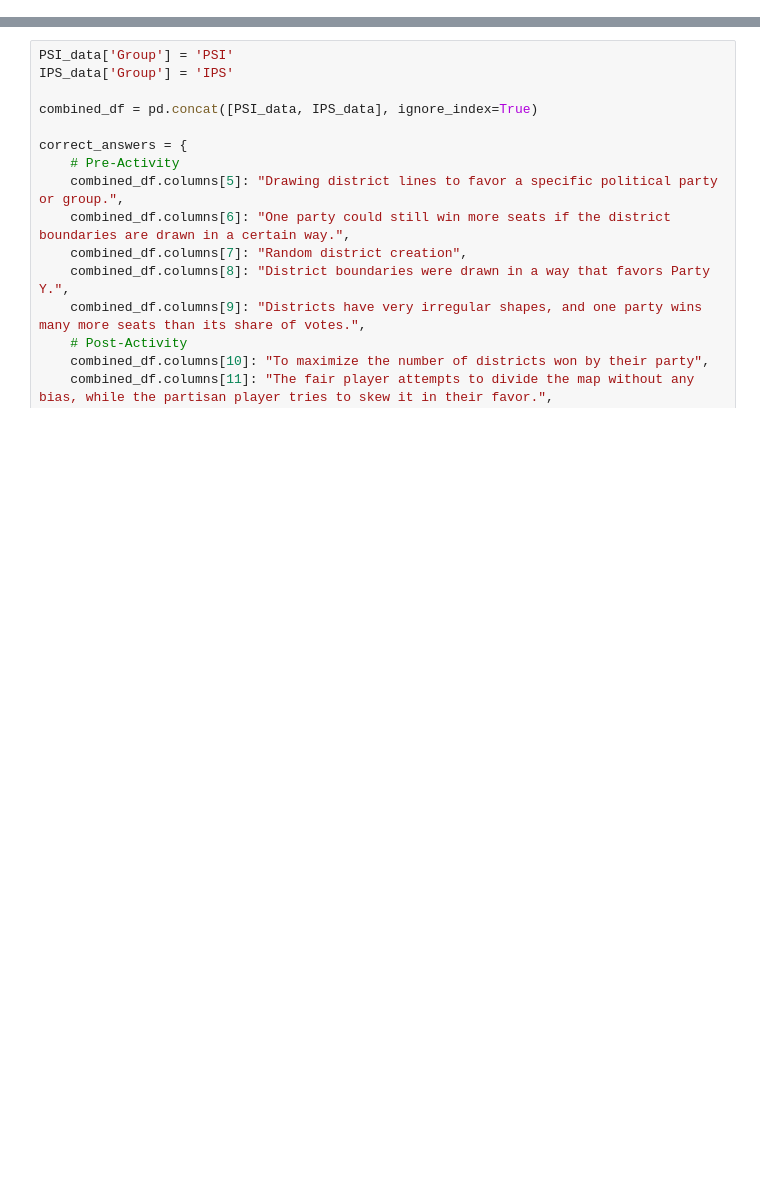
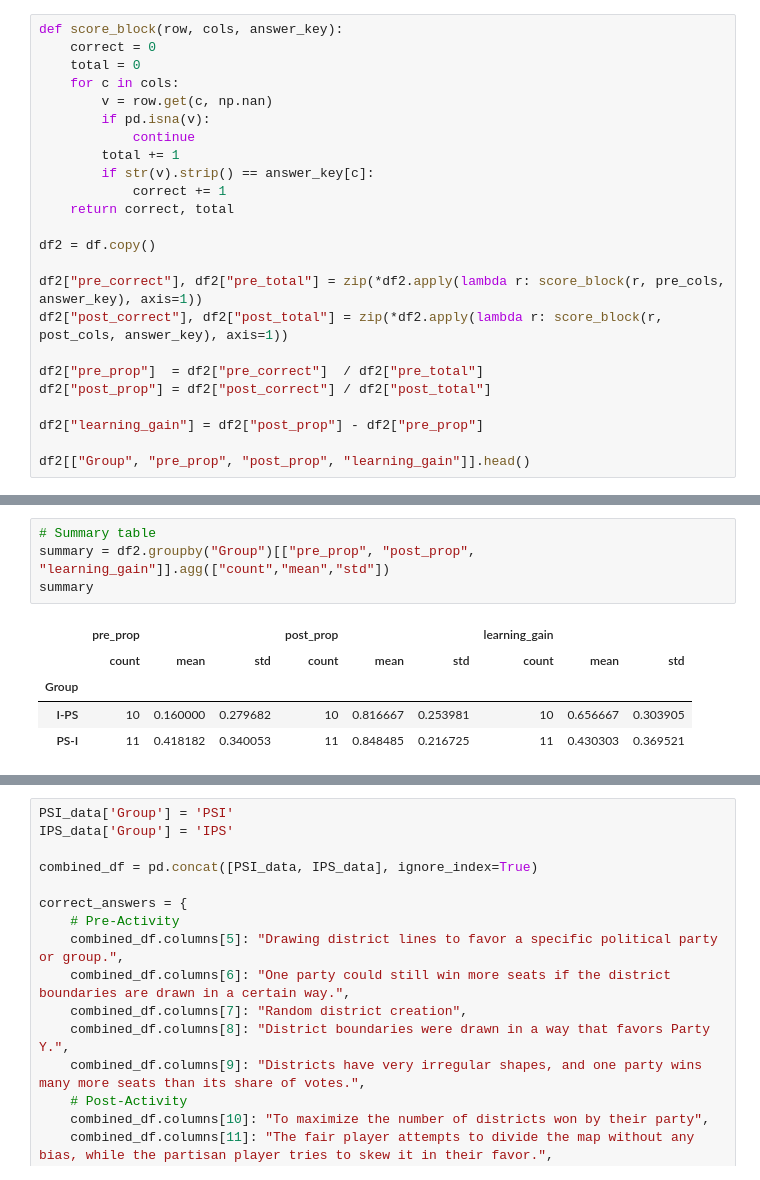
Before and after one commit to mathisrich/Gerrymandering-CS411, a Jupyter notebook: data_analysis/ANOVA_analysis.ipynb, the cells around one changed output, grey strips where cells are left out. Cells and saved outputs as stored; diff of their text form; blank space fills up the shorter version.

```diff
--- a/data_analysis/ANOVA_analysis.ipynb
+++ b/data_analysis/ANOVA_analysis.ipynb
@@ -17,0 +54,24 @@ PSI_data.head(1)
+# %%
+def score_block(row, cols, answer_key):
+    correct = 0
+    total = 0
+    for c in cols:
+        v = row.get(c, np.nan)
+        if pd.isna(v):
+            continue
+        total += 1
+        if str(v).strip() == answer_key[c]:
+            correct += 1
+    return correct, total
+
+df2 = df.copy()
+
+df2["pre_correct"], df2["pre_total"] = zip(*df2.apply(lambda r: score_block(r, pre_cols, answer_key), axis=1))
+df2["post_correct"], df2["post_total"] = zip(*df2.apply(lambda r: score_block(r, post_cols, answer_key), axis=1))
+
+df2["pre_prop"]  = df2["pre_correct"]  / df2["pre_total"]
+df2["post_prop"] = df2["post_correct"] / df2["post_total"]
+
+df2["learning_gain"] = df2["post_prop"] - df2["pre_prop"]
+
+df2[["Group", "pre_prop", "post_prop", "learning_gain"]].head()
@@ -17,0 +85,10 @@ PSI_data.head(1)
+# %%
+# Summary table
+summary = df2.groupby("Group")[["pre_prop", "post_prop", "learning_gain"]].agg(["count","mean","std"])
+summary
+# %% [output]
+|  | pre_prop |  |  | post_prop |  |  | learning_gain |  |  |
+|  | count | mean | std | count | mean | std | count | mean | std |
+| Group |  |  |  |  |  |  |  |  |  |
+| I-PS | 10 | 0.160000 | 0.279682 | 10 | 0.816667 | 0.253981 | 10 | 0.656667 | 0.303905 |
+| PS-I | 11 | 0.418182 | 0.340053 | 11 | 0.848485 | 0.216725 | 11 | 0.430303 | 0.369521 |
```
Also changed, not shown: parts of 37 cells of this notebook.
